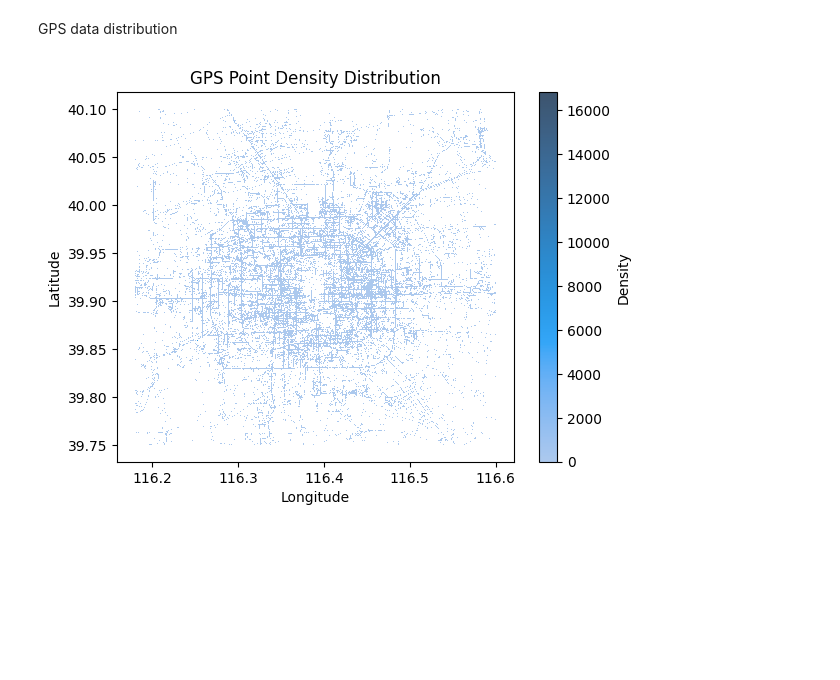
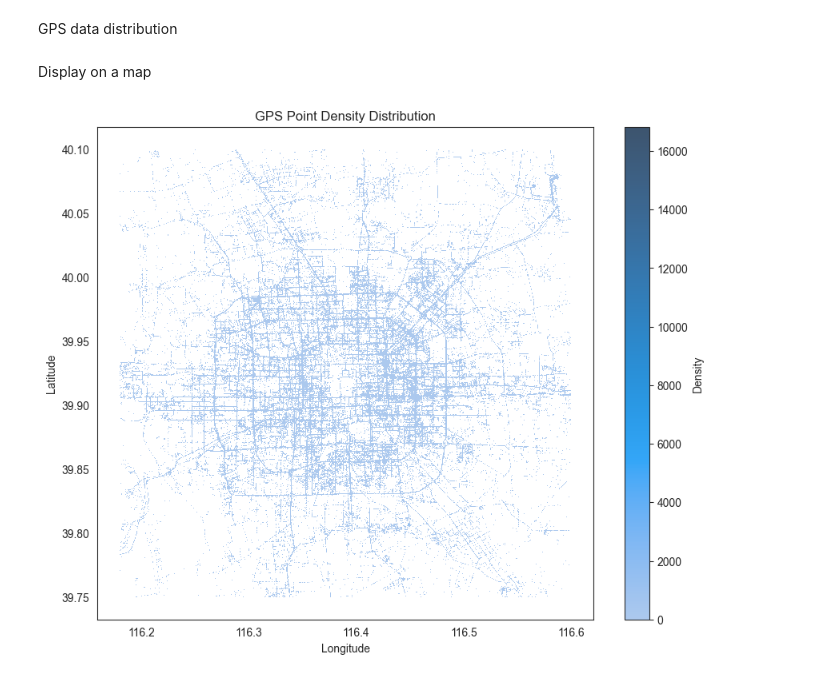
Before and after one commit to HrcanJan/GPS_analysis, a Jupyter notebook: DP Projekt/main2.ipynb, the cells around one changed output. Cells and saved outputs as stored; diff of their text form; code cells hidden in the pictures; blank space fills up the shorter version.

```diff
--- a/DP Projekt/main2.ipynb
+++ b/DP Projekt/main2.ipynb
@@ -104,11 +105,22 @@ data = data[data['Longitude'] >= 116.18]
 data = data[data['Longitude'] <= 116.6]
 # %% [markdown]
 GPS data distribution
-# %%
-sns.histplot(data=data, x='Longitude', y='Latitude', bins=2600, cbar=True, cbar_kws={'label': 'Density'})
-plt.xlabel('Longitude')
-plt.ylabel('Latitude')
-plt.title('GPS Point Density Distribution')
-plt.show()
-# %% [output]
-[figure, removed]
+# %% [markdown]
+Display on a map
+# %%
+import folium
+from folium.plugins import HeatMap
+
+# Create a folium map centered on Beijing
+my_map = folium.Map(location=[39.90, 116.41], zoom_start=12)
+
+sns.set_style("white")
+fig, ax = plt.subplots(figsize=(10, 8))
+sns.histplot(data=data, x='Longitude', y='Latitude', bins=2600, cbar=True, cbar_kws={'label': 'Density'}, ax=ax)
+ax.set_xlabel('Longitude')
+ax.set_ylabel('Latitude')
+ax.set_title('GPS Point Density Distribution')
+
+plt.savefig('./img/density_plot.png', dpi=300)
+# %% [output]
+[figure, added]
```
Also changed, not shown: parts of 2 cells of this notebook, 5 other files.
